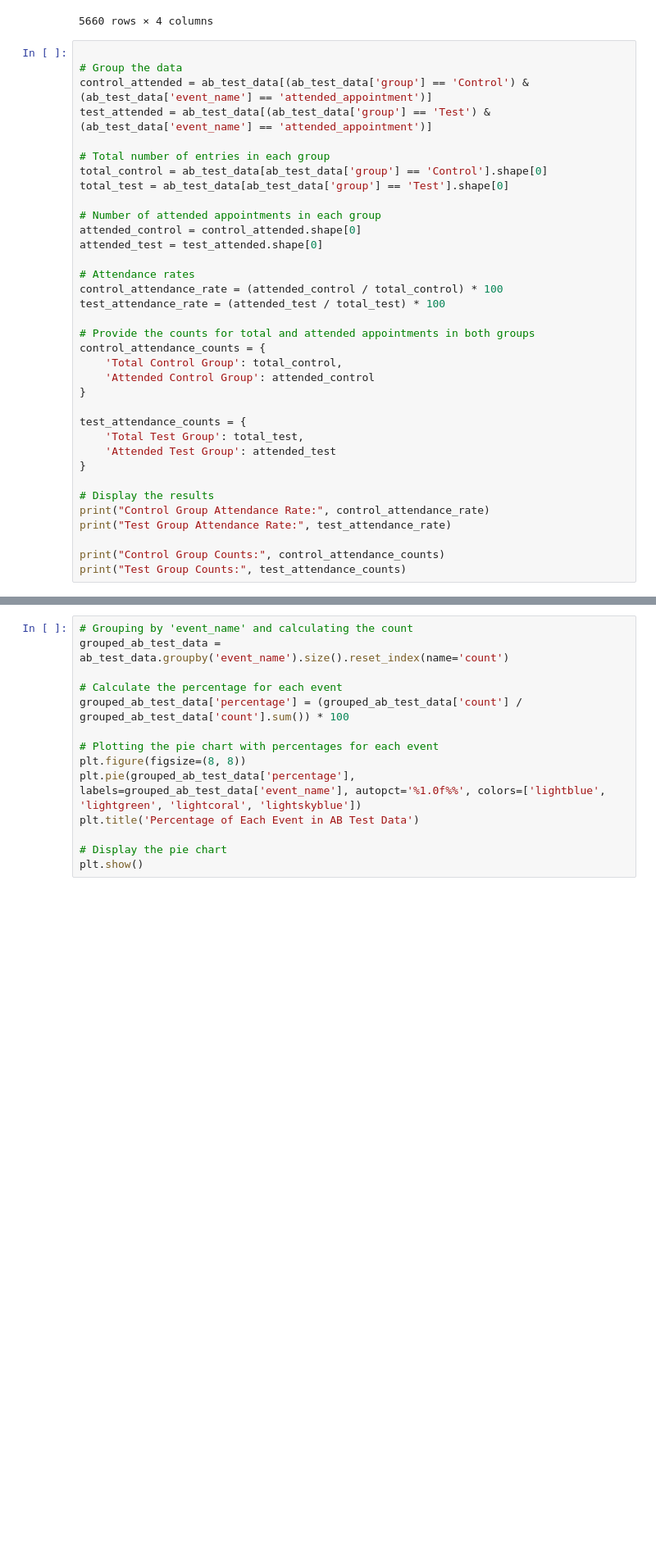
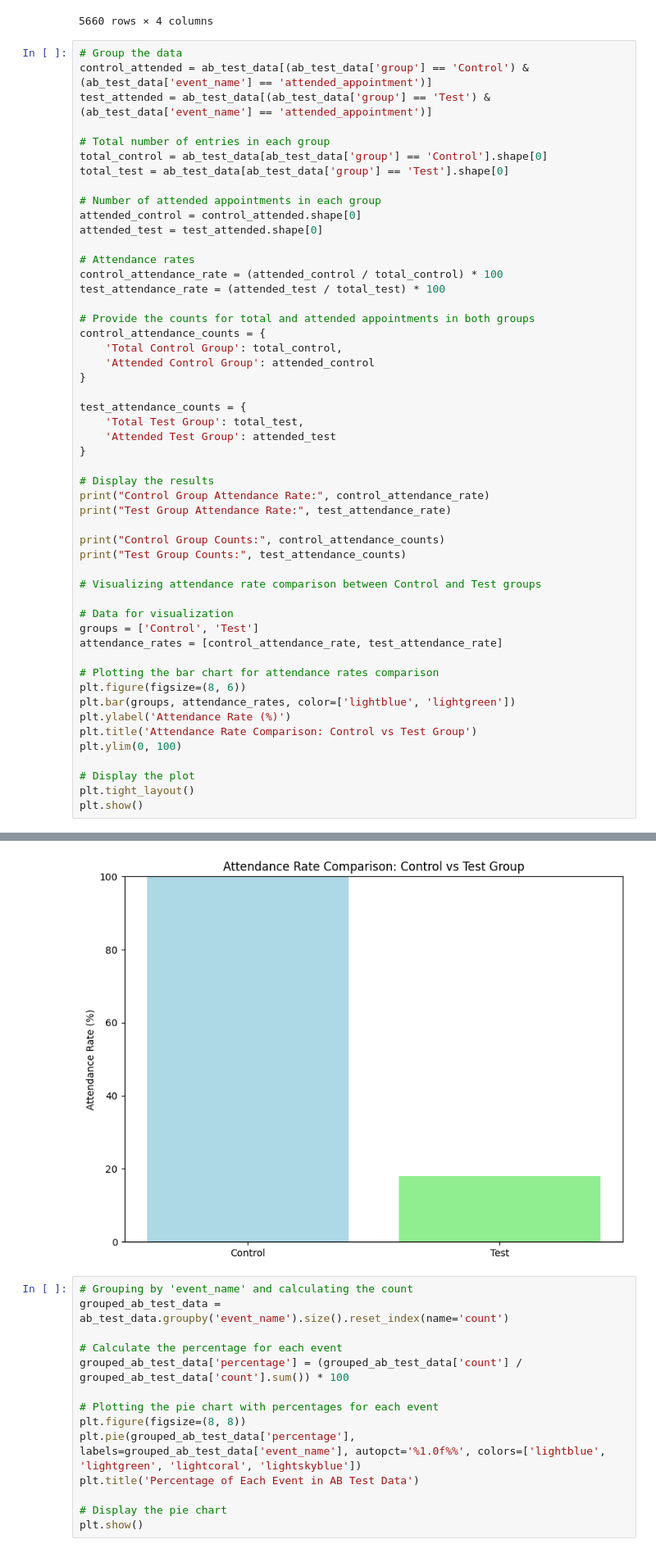
Before and after one commit to Ismat-Samadov/kyla_ProductAnalyst, a Jupyter notebook: task.ipynb, the cells around one changed output, grey strips where cells are left out. Shown at 82% size. Cells and saved outputs as stored; diff of their text form; blank space fills up the shorter version.

```diff
--- a/task.ipynb
+++ b/task.ipynb
@@ -52,7 +52,6 @@ ab_test_data
 | 5659 | 2678 | Control | attended_appointment | 2023-01-12 16:40:41 |
 5660 rows × 4 columns
 # %%
-
 # Group the data
 control_attended = ab_test_data[(ab_test_data['group'] == 'Control') & (ab_test_data['event_name'] == 'attended_appointment')]
 test_attended = ab_test_data[(ab_test_data['group'] == 'Test') & (ab_test_data['event_name'] == 'attended_appointment')]
@@ -64,33 +63,51 @@ total_test = ab_test_data[ab_test_data['group'] == 'Test'].shape[0]
 # Number of attended appointments in each group
 attended_control = control_attended.shape[0]
 attended_test = test_attended.shape[0]
 
 # Attendance rates
 control_attendance_rate = (attended_control / total_control) * 100
 test_attendance_rate = (attended_test / total_test) * 100
 
 # Provide the counts for total and attended appointments in both groups
 control_attendance_counts = {
     'Total Control Group': total_control,
     'Attended Control Group': attended_control
 }
 
 test_attendance_counts = {
     'Total Test Group': total_test,
     'Attended Test Group': attended_test
 }
 
 # Display the results
 print("Control Group Attendance Rate:", control_attendance_rate)
 print("Test Group Attendance Rate:", test_attendance_rate)
 
 print("Control Group Counts:", control_attendance_counts)
 print("Test Group Counts:", test_attendance_counts)
+
+# Visualizing attendance rate comparison between Control and Test groups
+
+# Data for visualization
+groups = ['Control', 'Test']
+attendance_rates = [control_attendance_rate, test_attendance_rate]
+
+# Plotting the bar chart for attendance rates comparison
+plt.figure(figsize=(8, 6))
+plt.bar(groups, attendance_rates, color=['lightblue', 'lightgreen'])
+plt.ylabel('Attendance Rate (%)')
+plt.title('Attendance Rate Comparison: Control vs Test Group')
+plt.ylim(0, 100)
+
+# Display the plot
+plt.tight_layout()
+plt.show()
 # %% [output]
 Control Group Attendance Rate: 100.0
 Test Group Attendance Rate: 18.07555833855145
 Control Group Counts: {'Total Control Group': 869, 'Attended Control Group': 869}
 Test Group Counts: {'Total Test Group': 4791, 'Attended Test Group': 866}
+[figure, added]
 # %%
 # Grouping by 'event_name' and calculating the count
 grouped_ab_test_data = ab_test_data.groupby('event_name').size().reset_index(name='count')
```
Also changed, not shown: parts of 3 cells of this notebook.
